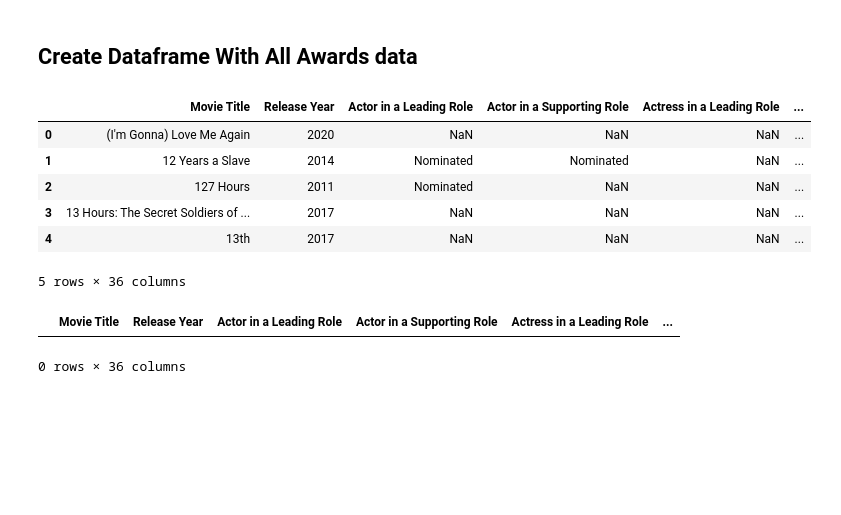
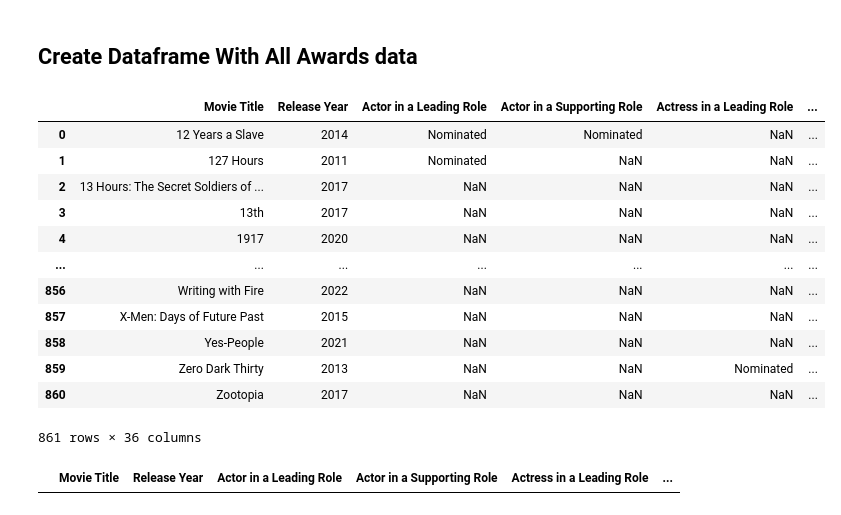
Before and after one commit to dominik117/oscars_prediction, a Jupyter notebook: notebooks/oscarsdotorg_scraper.ipynb, the cells around one changed output. Drawn from its saved outputs; the diff is of its cells as text; code cells hidden in the pictures; blank space fills up the shorter version.

```diff
--- a/notebooks/oscarsdotorg_scraper.ipynb
+++ b/notebooks/oscarsdotorg_scraper.ipynb
@@ -13,6 +13,7 @@ import numpy as np
 import os
 
 pd.set_option('display.max_colwidth', None)
+pd.set_option('display.max_columns', None)
 # %%
 def load_config():
     # Load the configuration file with the settings for the specific scraper
@@ -166,6 +165,9 @@ for year, content in raw_content.items():
 
     for award in all_awards:
         category = award.find("div", {"class": "view-grouping-header"}).find("h2").text
+        # Skip not wanted awards
+        if category == "Music (Original Song)" or "Award" in category:
+            continue
         # First scarpe awards for actor and actresses since the structure is different, then the rest
         if any(keyword in category.lower() for keyword in exception_acting):
             # Winners
@@ -209,6 +211,7 @@ for year, content in raw_content.items():
                 "nominees_cast": nominees_cast
             }
 
+
     all_oscars_awards[year] = this_years_awards
 
 with open("../data/all_oscars_awards.json", 'w', encoding='utf-8') as file:
@@ -234,45 +237,50 @@ for year, ceremony in all_oscars_awards.items():
 unique_movies = sorted(unique_movies, key=lambda x: x.lower())
 
 # Now create the dataframe
 df_awards = pd.DataFrame(columns=["Movie Title", "Release Year"] + all_categories,
                          index=range(len(unique_movies)))
 df_awards["Movie Title"] = unique_movies
 
 for year, ceremony in all_oscars_awards.items():
     for category, awardess in ceremony.items():
         movie_title_name = df_awards["Movie Title"] == awardess["winner_movie"]
         # year
         df_awards.loc[movie_title_name, "Release Year"] = year
         # cast
         # TODO: Add cast for each category
         # category
         df_awards.loc[movie_title_name, category] = "Winner"
         # nominee_movie
         for nominees_movie, nominees_cast in zip(awardess["nominees_movies"], awardess["nominees_cast"]):
             movie_title_name = df_awards["Movie Title"] == nominees_movie
             # year
             df_awards.loc[movie_title_name, "Release Year"] = year
             # cast
             # TODO: Add cast for each category
             # category
             df_awards.loc[movie_title_name, category] = "Nominated"
 
 df_awards.to_csv("../data/all_oscars_awards.csv")
-df_awards.head()
+df_awards
 # df_awards.loc[df_awards["Movie Title"] == "12 Years a Slave"].dropna(axis=1)
 # %% [output]
 |  | Movie Title | Release Year | Actor in a Leading Role | Actor in a Supporting Role | Actress in a Leading Role | ... |
-| 0 | (I'm Gonna) Love Me Again | 2020 | NaN | NaN | NaN | ... |
-| 1 | 12 Years a Slave | 2014 | Nominated | Nominated | NaN | ... |
-| 2 | 127 Hours | 2011 | Nominated | NaN | NaN | ... |
-| 3 | 13 Hours: The Secret Soldiers of ... | 2017 | NaN | NaN | NaN | ... |
-| 4 | 13th | 2017 | NaN | NaN | NaN | ... |
+| 0 | 12 Years a Slave | 2014 | Nominated | Nominated | NaN | ... |
+| 1 | 127 Hours | 2011 | Nominated | NaN | NaN | ... |
+| 2 | 13 Hours: The Secret Soldiers of ... | 2017 | NaN | NaN | NaN | ... |
+| 3 | 13th | 2017 | NaN | NaN | NaN | ... |
+| 4 | 1917 | 2020 | NaN | NaN | NaN | ... |
+| ... | ... | ... | ... | ... | ... | ... |
+| 856 | Writing with Fire | 2022 | NaN | NaN | NaN | ... |
+| 857 | X-Men: Days of Future Past | 2015 | NaN | NaN | NaN | ... |
+| 858 | Yes-People | 2021 | NaN | NaN | NaN | ... |
+| 859 | Zero Dark Thirty | 2013 | NaN | NaN | Nominated | ... |
+| 860 | Zootopia | 2017 | NaN | NaN | NaN | ... |
-5 rows × 36 columns
+861 rows × 36 columns
 # %%
 df_awards[df_awards[["Movie Title", "Release Year"] + all_categories].isnull().all(axis=1)]
 # %% [output]
 |  | Movie Title | Release Year | Actor in a Leading Role | Actor in a Supporting Role | Actress in a Leading Role | ... |
-0 rows × 36 columns
 # %%
 df_just_movies_and_year = df_awards[["Movie Title", "Release Year"]]
 df_just_movies_and_year.to_csv("../data/just_movies_and_year.csv")
```
Also changed, not shown: parts of 2 cells of this notebook, 4 other files.
